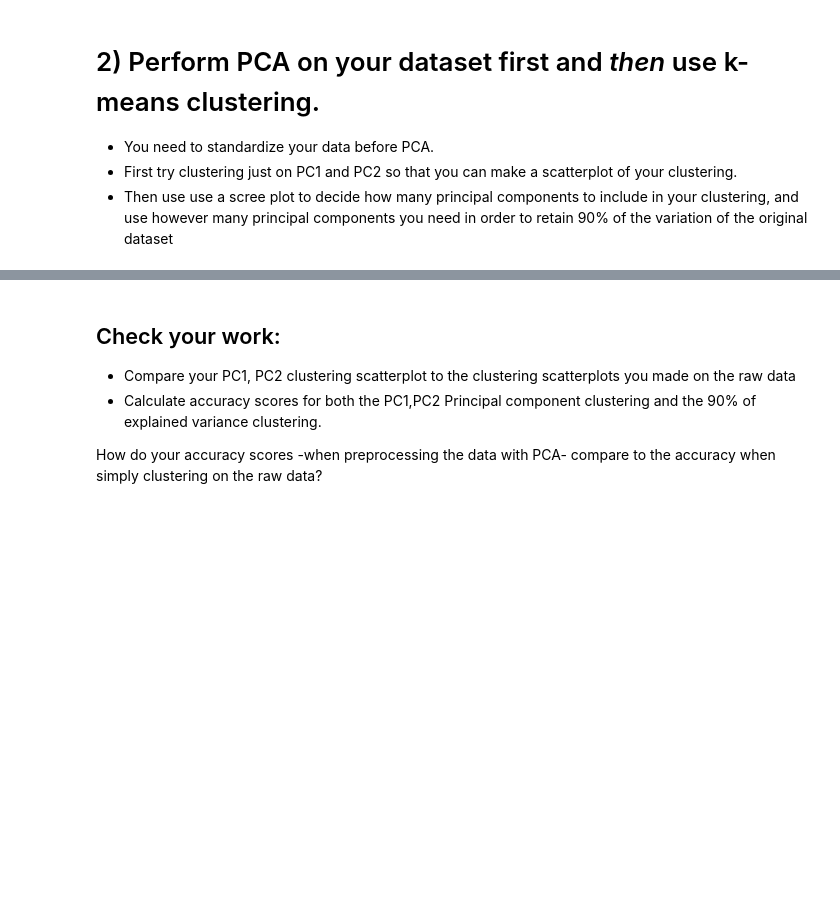
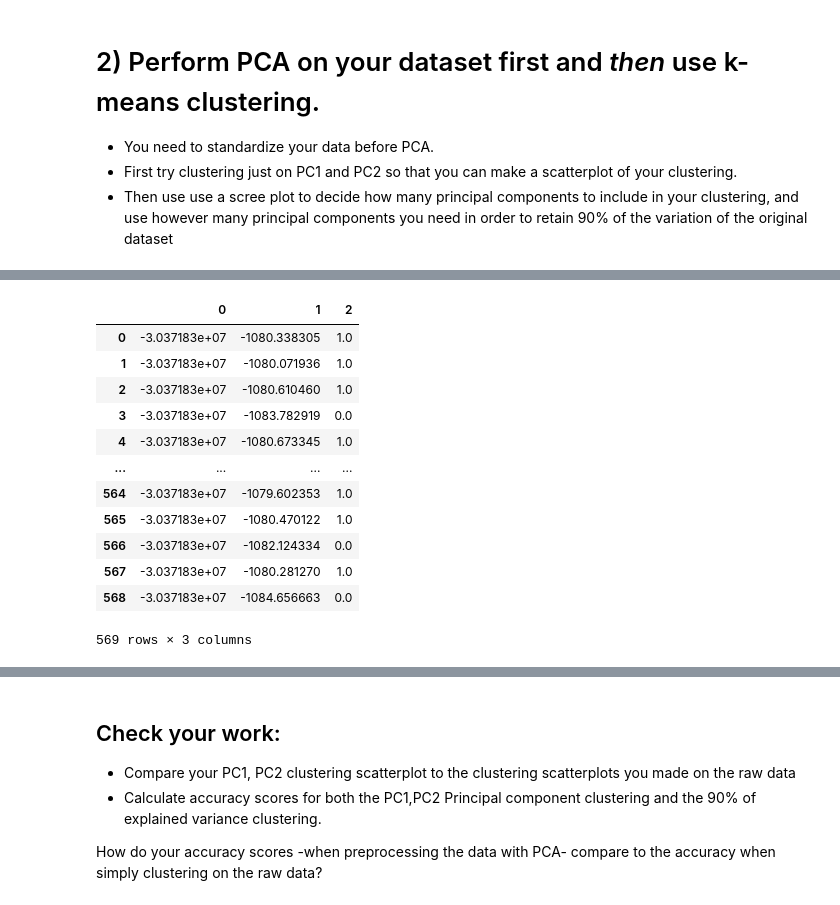
Before and after one commit to ekoly/DS-Unit-1-Sprint-3-Linear-Algebra, a Jupyter notebook: module4-clustering/LS_DS_134_Clustering_Assignment.ipynb, the cells around one changed output, grey strips where cells are left out. Drawn from its saved outputs; the diff is of its cells as text; code cells hidden in the pictures; blank space fills up the shorter version.

```diff
--- a/module4-clustering/LS_DS_134_Clustering_Assignment.ipynb
+++ b/module4-clustering/LS_DS_134_Clustering_Assignment.ipynb
@@ -157,0 +206,18 @@ This is something that in a truly unsupervised learning situation **WOULD NOT BE
+# %%
+#b = np.append(B, np.array(km.labels_).reshape(-1, 1), axis=1)
+b = pd.DataFrame(b)
+b
+# %% [output]
+|  | 0 | 1 | 2 |
+| 0 | -3.037183e+07 | -1080.338305 | 1.0 |
+| 1 | -3.037183e+07 | -1080.071936 | 1.0 |
+| 2 | -3.037183e+07 | -1080.610460 | 1.0 |
+| 3 | -3.037183e+07 | -1083.782919 | 0.0 |
+| 4 | -3.037183e+07 | -1080.673345 | 1.0 |
+| ... | ... | ... | ... |
+| 564 | -3.037183e+07 | -1079.602353 | 1.0 |
+| 565 | -3.037183e+07 | -1080.470122 | 1.0 |
+| 566 | -3.037183e+07 | -1082.124334 | 0.0 |
+| 567 | -3.037183e+07 | -1080.281270 | 1.0 |
+| 568 | -3.037183e+07 | -1084.656663 | 0.0 |
+569 rows × 3 columns
```
Also changed, not shown: parts of 14 cells of this notebook.
